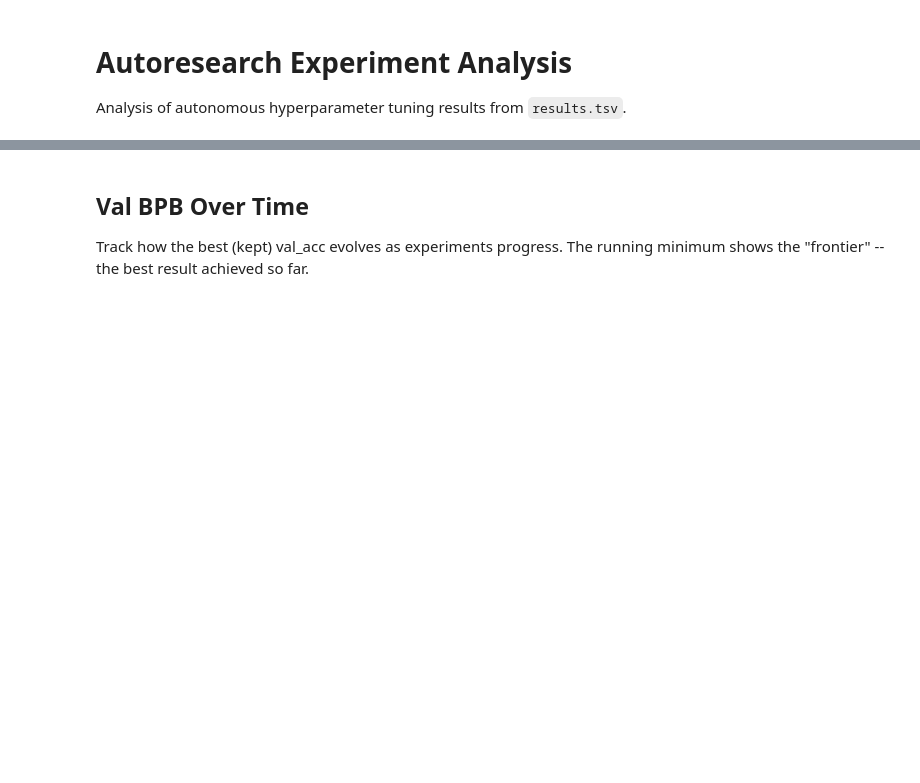
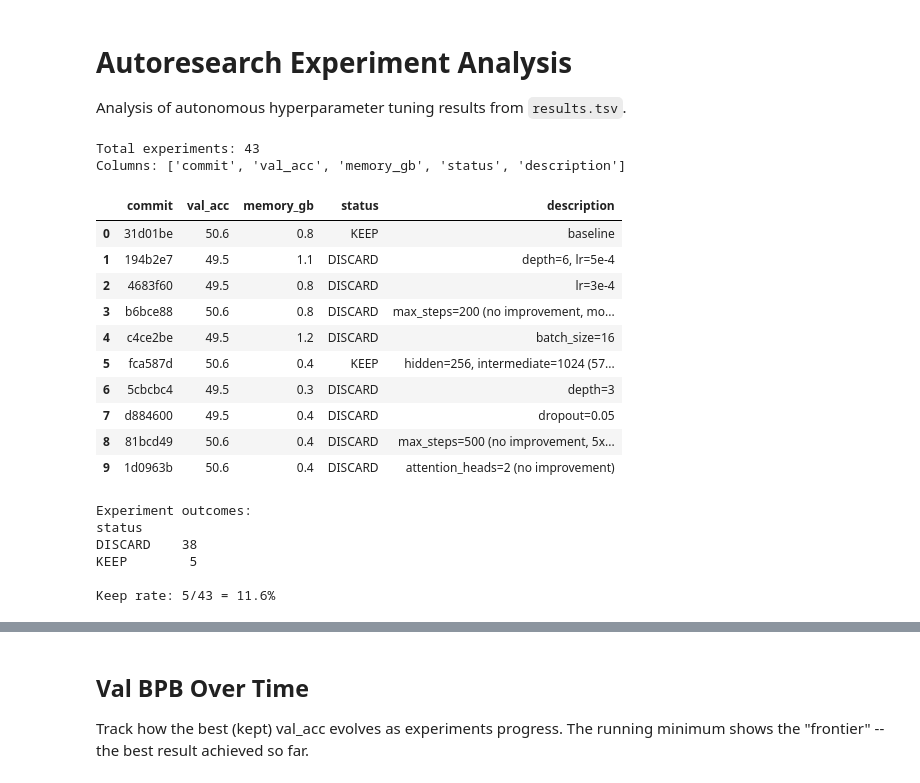
Before and after one commit to LamKser/tma-autoresearch, a Jupyter notebook: analysis.ipynb, the cells around one changed output, grey strips where cells are left out. Cells and saved outputs as stored; diff of their text form; code cells hidden in the pictures; blank space fills up the shorter version.

```diff
--- a/analysis.ipynb
+++ b/analysis.ipynb
@@ -5,18 +5,32 @@ Analysis of autonomous hyperparameter tuning results from `results.tsv`.
 # %%
 import pandas as pd
 import matplotlib.pyplot as plt
 import numpy as np
 
 # Load the TSV (tab-separated, 5 columns: commit, val_acc, memory_gb, status, description)
-df = pd.read_csv("results.tsv")
+df = pd.read_csv("results.csv")
 
 df["val_acc"] = pd.to_numeric(df["val_acc"], errors="coerce")
 # df["memory_gb"] = pd.to_numeric(df["memory_gb"], errors="coerce")
 df["status"] = df["status"].str.strip().str.upper()
 
 print(f"Total experiments: {len(df)}")
 print(f"Columns: {list(df.columns)}")
 df.head(10)
+# %% [output]
+Total experiments: 43
+Columns: ['commit', 'val_acc', 'memory_gb', 'status', 'description']
+|  | commit | val_acc | memory_gb | status | description |
+| 0 | 31d01be | 50.6 | 0.8 | KEEP | baseline |
+| 1 | 194b2e7 | 49.5 | 1.1 | DISCARD | depth=6, lr=5e-4 |
+| 2 | 4683f60 | 49.5 | 0.8 | DISCARD | lr=3e-4 |
+| 3 | b6bce88 | 50.6 | 0.8 | DISCARD | max_steps=200 (no improvement, mo... |
+| 4 | c4ce2be | 49.5 | 1.2 | DISCARD | batch_size=16 |
+| 5 | fca587d | 50.6 | 0.4 | KEEP | hidden=256, intermediate=1024 (57... |
+| 6 | 5cbcbc4 | 49.5 | 0.3 | DISCARD | depth=3 |
+| 7 | d884600 | 49.5 | 0.4 | DISCARD | dropout=0.05 |
+| 8 | 81bcd49 | 50.6 | 0.4 | DISCARD | max_steps=500 (no improvement, 5x... |
+| 9 | 1d0963b | 50.6 | 0.4 | DISCARD | attention_heads=2 (no improvement) |
 # %%
 counts = df["status"].value_counts()
 print("Experiment outcomes:")
@@ -28,6 +42,13 @@ n_crash = counts.get("CRASH", 0)
 n_decided = n_keep + n_discard
 if n_decided > 0:
     print(f"\nKeep rate: {n_keep}/{n_decided} = {n_keep / n_decided:.1%}")
+# %% [output]
+Experiment outcomes:
+status
+DISCARD    38
+KEEP        5
+
+Keep rate: 5/43 = 11.6%
 # %%
 # Show all KEPT experiments (the improvements that stuck)
 kept = df[df["status"] == "KEEP"].copy()
```
Also changed, not shown: parts of 4 cells of this notebook, 1 other file.
